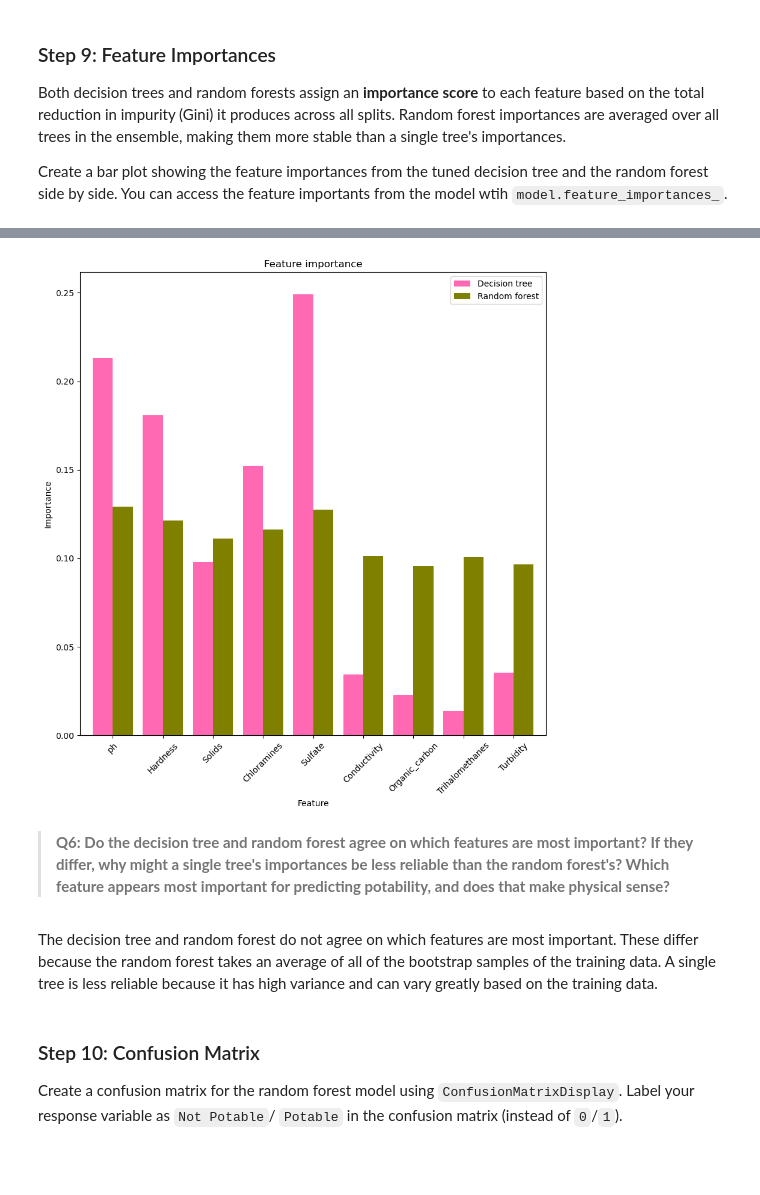
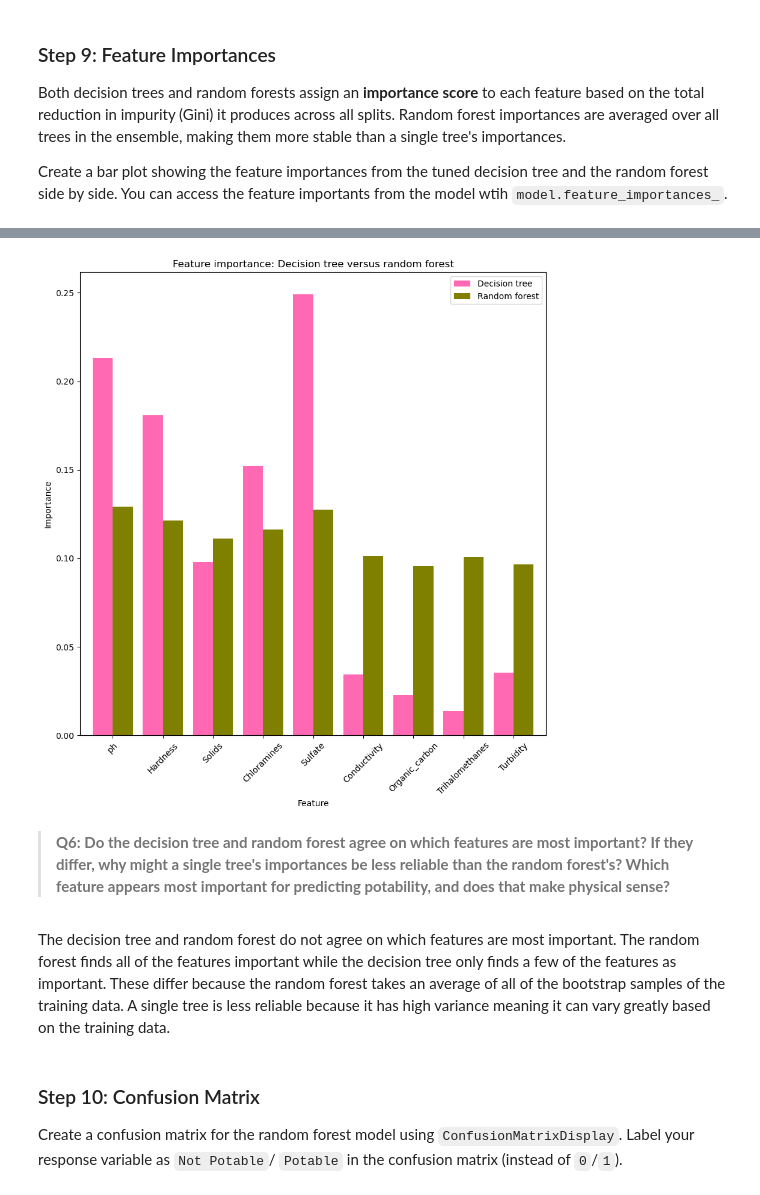
Before and after one commit to sofiiir/edds232-assignment-3, a Jupyter notebook: task2/hw3-task2.ipynb, the cells around one changed output, grey strips where cells are left out. Cells and saved outputs as stored; diff of their text form; code cells hidden in the pictures; blank space fills up the shorter version.

```diff
--- a/task2/hw3-task2.ipynb
+++ b/task2/hw3-task2.ipynb
@@ -375,33 +353,34 @@ plt.show()
 # %%
+# create a dataframe for feature importance
 feature_imp = pd.DataFrame({'Feature' : features,
               'Decision tree' : dt_opt.feature_importances_,
               'Random forest' : rf.feature_importances_})
 
 
+# visualize feature importance differences between the decision tree and random forest
 fig, ax = plt.subplots(figsize=(10, 10))
 ax = ax
-
 
 ax = feature_imp.plot(x = 'Feature',
                         y = ['Decision tree', 'Random forest'],
                         color = ['hotpink', 'olive'],
                         kind = 'bar',
                         width=0.8,
                         ax = ax)
 
 ax.axhline(0, color='black', linewidth=0.8, linestyle='--')
 ax.set_xticklabels(feature_imp['Feature'], rotation=45)
 
-plt.title('Feature importance')
+plt.title('Feature importance: Decision tree versus random forest')
 
 plt.ylabel('Importance')
 plt.show()
 # %% [output]
-[figure, old version]
+[figure, new version]
 # %% [markdown]
 > **Q6: Do the decision tree and random forest agree on which features are most important? If they differ, why might a single tree's importances be less reliable than the random forest's? Which feature appears most important for predicting potability, and does that make physical sense?**
 # %% [markdown]
-The decision tree and random forest do not agree on which features are most important. These differ because the random forest takes an average of all of the bootstrap samples of the training data. A single tree is less reliable because it has high variance and can vary greatly based on the training data.
+The decision tree and random forest do not agree on which features are most important. The random forest finds all of the features important while the decision tree only finds a few of the features as important. These differ because the random forest takes an average of all of the bootstrap samples of the training data. A single tree is less reliable because it has high variance meaning it can vary greatly based on the training data.
 # %% [markdown]
 <!-- END QUESTION -->
 
```
Also changed, not shown: parts of 18 cells of this notebook.
